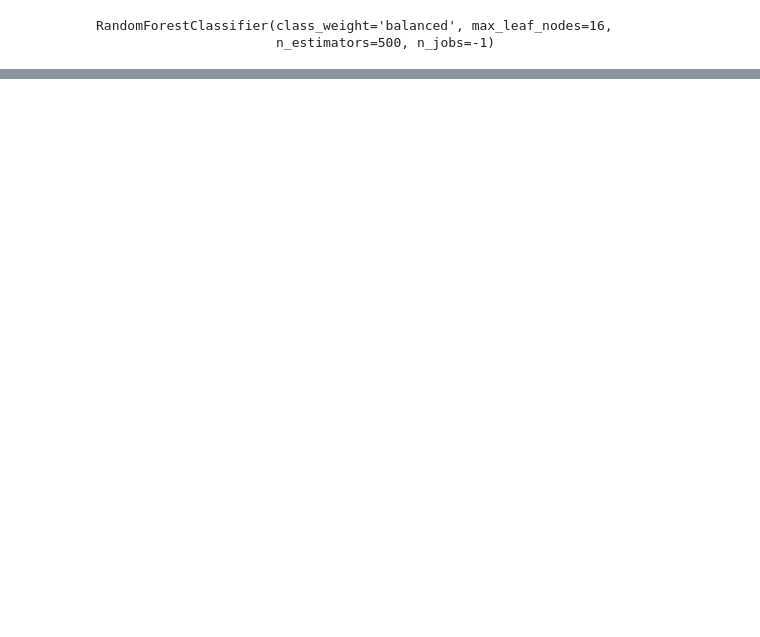
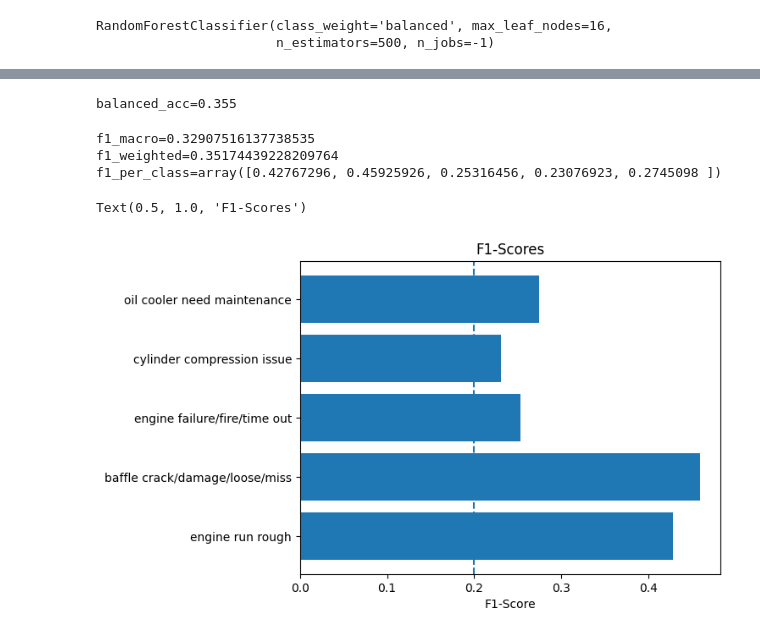
Before and after one commit to 4garriga/flights, a Jupyter notebook: src/random_forest.ipynb, the cells around one changed output, grey strips where cells are left out. Saved outputs shown, nothing was run; the diff lists cells and outputs as text; code cells hidden in the pictures; blank space fills up the shorter version.

```diff
--- a/src/random_forest.ipynb
+++ b/src/random_forest.ipynb
@@ -230,0 +254,3 @@ df_before.shape
+# %%
+# y (target)
+y = df_before[[*features, "cluster"]].dropna()["cluster"]
@@ -233,17 +261,13 @@ df_before.shape
 test_size = 0.20
 random_state = 1350
 
-train_set, test_set = train_test_split(
-    df_before, test_size=test_size, random_state=random_state
+X_train, X_test, y_train, y_test = train_test_split(
+    X,
+    y,
+    test_size=test_size,
+    random_state=random_state,
+    stratify=y,
 )
-
-# X, y train
-X_train = train_set.loc[:, features]
-y_train = train_set["cluster"]
-
-# X, y test
-X_test = test_set.loc[:, features]
-y_test = test_set["cluster"]
 # %%
 X_train.shape
 # %% [output]
@@ -295,0 +351,33 @@ print(scores)
+# %%
+# Make predicitions
+y_pred = rf_clf.predict(X_test)
+y_prob = rf_clf.predict_proba(X_test)
+y_true = y_test
+# %%
+# Accuracy
+balanced_acc = balanced_accuracy_score(y_true, y_pred)
+print(f"{balanced_acc=:0.3f}")
+# %% [output]
+balanced_acc=0.355
+# %%
+# F1-Scores
+f1_macro = f1_score(y_true, y_pred, average="macro")
+print(f"{f1_macro=}")
+
+f1_weighted = f1_score(y_true, y_pred, average="weighted")
+print(f"{f1_weighted=}")
+
+f1_per_class = f1_score(y_true, y_pred, average=None)
+print(f"{f1_per_class=}")
+
+# Plot F1 Scores per class
+plt.barh(LABELS, f1_per_class)
+plt.axvline(x=1 / len(LABELS), linestyle="--")  # naive baseline
+plt.xlabel("F1-Score")
+plt.title("F1-Scores")
+# %% [output]
+f1_macro=0.32907516137738535
+f1_weighted=0.35174439228209764
+f1_per_class=array([0.42767296, 0.45925926, 0.25316456, 0.23076923, 0.2745098 ])
+Text(0.5, 1.0, 'F1-Scores')
+[figure, added]
```
Also changed, not shown: parts of 16 cells of this notebook.
